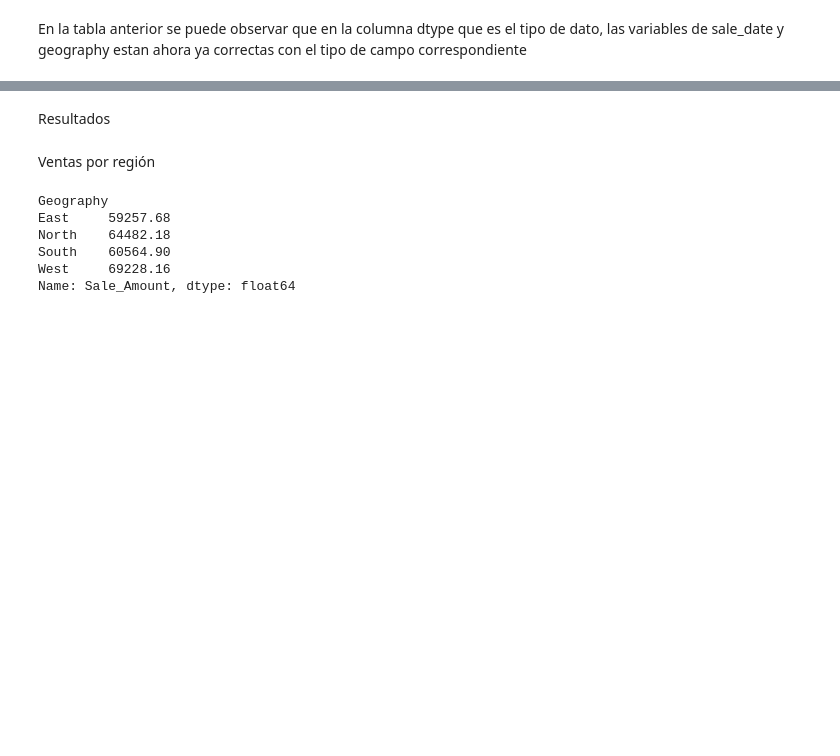
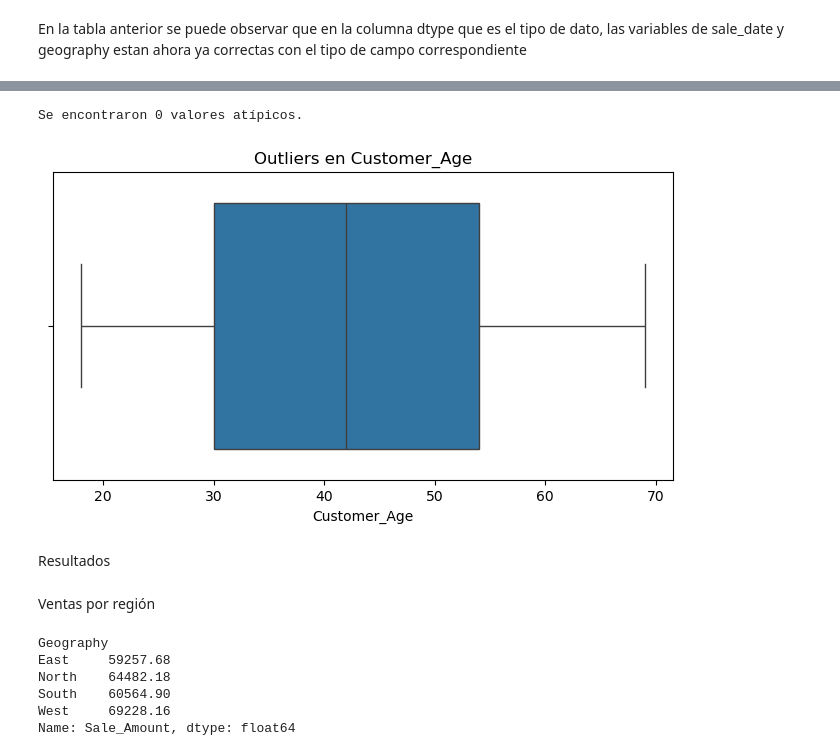
Before and after one commit to abigailTrujilloMtz/Proyecto_Analisis, a Jupyter notebook: Actividad_semana1.ipynb, the cells around one changed output, grey strips where cells are left out. Saved outputs shown, nothing was run; the diff lists cells and outputs as text; code cells hidden in the pictures; blank space fills up the shorter version.

```diff
--- a/Actividad_semana1.ipynb
+++ b/Actividad_semana1.ipynb
@@ -217,3 +351,29 @@ np.int64(0)
+# %%
+#Detectar outliers Customer_Age
+Q1 = clientes["Customer_Age"].quantile(0.25)
+Q3 = clientes["Customer_Age"].quantile(0.75)
+IQR = Q3 - Q1
+
+# Definir límites
+limite_inferior = Q1 - 1.5 * IQR
+limite_superior = Q3 + 1.5 * IQR
+
+# Detectar los outliers
+outliers = clientes[(clientes["Customer_Age"] < limite_inferior) | (clientes["Customer_Age"] > limite_superior)]
+
+print(f"Se encontraron {len(outliers)} valores atípicos.")
+# %% [output]
+Se encontraron 0 valores atípicos.
+# %%
+import seaborn as sns
+import matplotlib.pyplot as plt
+
+plt.figure(figsize=(8, 4))
+sns.boxplot(x=clientes['Customer_Age'])
+plt.title('Outliers en Customer_Age')
+plt.show()
+# %% [output]
+[figure, added]
 # %% [markdown]
 Resultados
 # %% [markdown]
```
Also changed, not shown: parts of 21 cells of this notebook.
